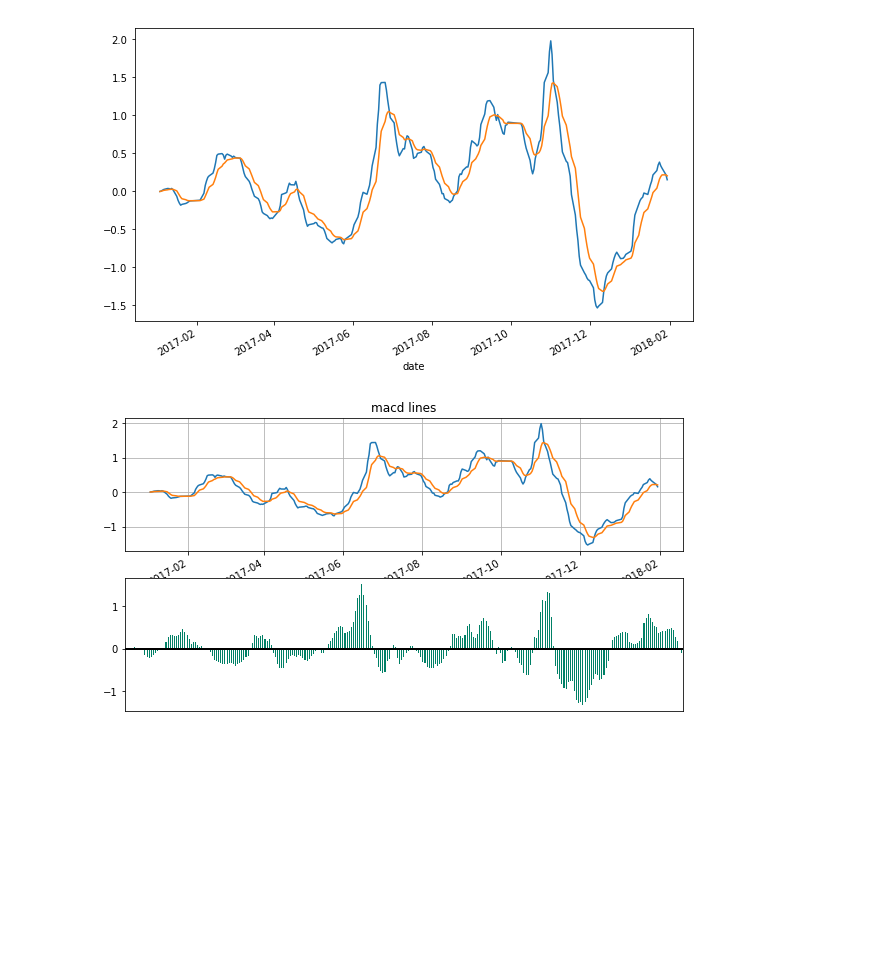
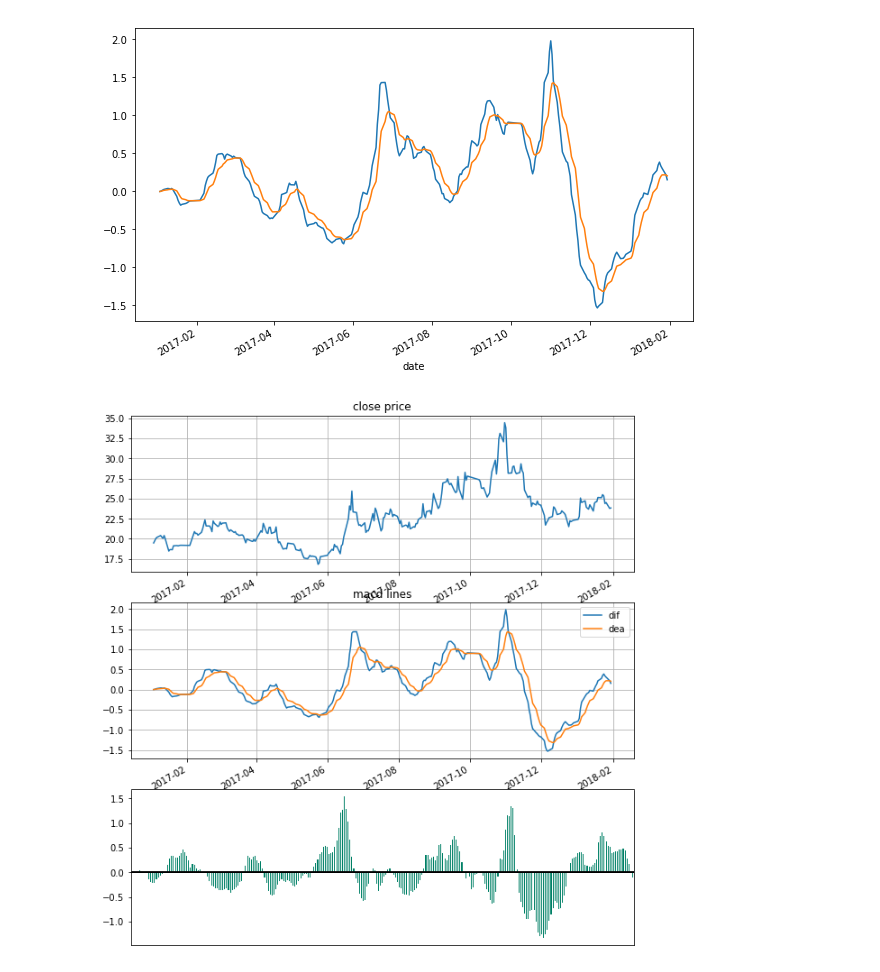
Before and after one commit to monkiki7/quant-tools, a Jupyter notebook: pycode/macd.ipynb, the cells around one changed output. Cells and saved outputs as stored; diff of their text form; code cells hidden in the pictures; blank space fills up the shorter version.

Commit message:
macd update

```diff
--- a/pycode/macd.ipynb
+++ b/pycode/macd.ipynb
@@ -36,17 +36,21 @@ stock_data['dea'].plot()
 # %%
 #stock_data['dif'].plot(figsize=(10,6))
 #stock_data['dea'].plot()
 
 df = stock_data
 # 处理index
 df['date'] = pd.to_datetime(df['date'])
 df.set_index(df['date'], inplace=True)
-fig, (ax1,ax2) = plt.subplots(2,figsize=(10,6))
-df['dif'].plot(ax=ax1)
-df['dea'].plot(ax=ax1)
-ax1.set_title('macd lines')
+fig, (ax1,ax2,ax3) = plt.subplots(3,figsize=(10,12))
+df['close'].plot(ax=ax1)
+ax1.set_title('close price')
 ax1.grid(True)
-df['macd'].plot.bar(ax=ax2,colormap='summer').axhline(y=0, color='black', lw=2)
-ax2.axes.get_xaxis().set_visible(False)
+df['dif'].plot(ax=ax2)
+df['dea'].plot(ax=ax2)
+ax2.legend()
+ax2.set_title('macd lines')
+ax2.grid(True)
+df['macd'].plot.bar(ax=ax3,colormap='summer').axhline(y=0, color='black', lw=2)
+ax3.axes.get_xaxis().set_visible(False)
 # %% [output]
-[figure, old version]
+[figure, new version]
```
